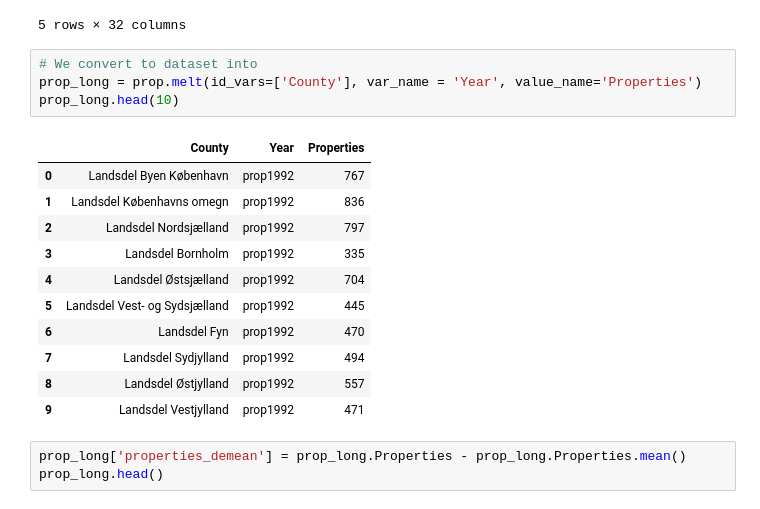
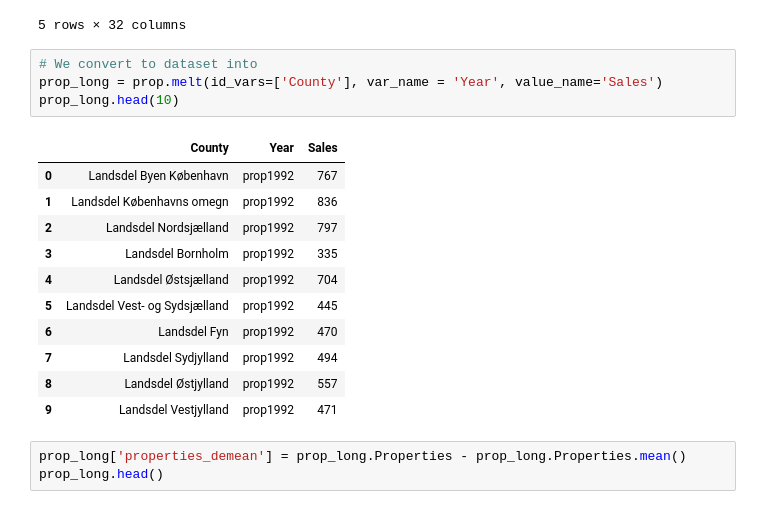
Before and after one commit to NumEconCopenhagen/projects-2023-jps, a Jupyter notebook: dataproject/dataproject.ipynb, the cells around one changed output. Drawn from its saved outputs; the diff is of its cells as text.

Commit message:
wide to long

```diff
--- a/dataproject/dataproject.ipynb
+++ b/dataproject/dataproject.ipynb
@@ -142,10 +142,10 @@ prop.iloc[0:5,:]
 5 rows × 32 columns
 # %%
 # We convert to dataset into
-prop_long = prop.melt(id_vars=['County'], var_name = 'Year', value_name='Properties')
+prop_long = prop.melt(id_vars=['County'], var_name = 'Year', value_name='Sales')
 prop_long.head(10)
 # %% [output]
-|  | County | Year | Properties |
+|  | County | Year | Sales |
 | 0 | Landsdel Byen København | prop1992 | 767 |
 | 1 | Landsdel Københavns omegn | prop1992 | 836 |
 | 2 | Landsdel Nordsjælland | prop1992 | 797 |
```
Also changed, not shown: parts of 14 cells of this notebook.
